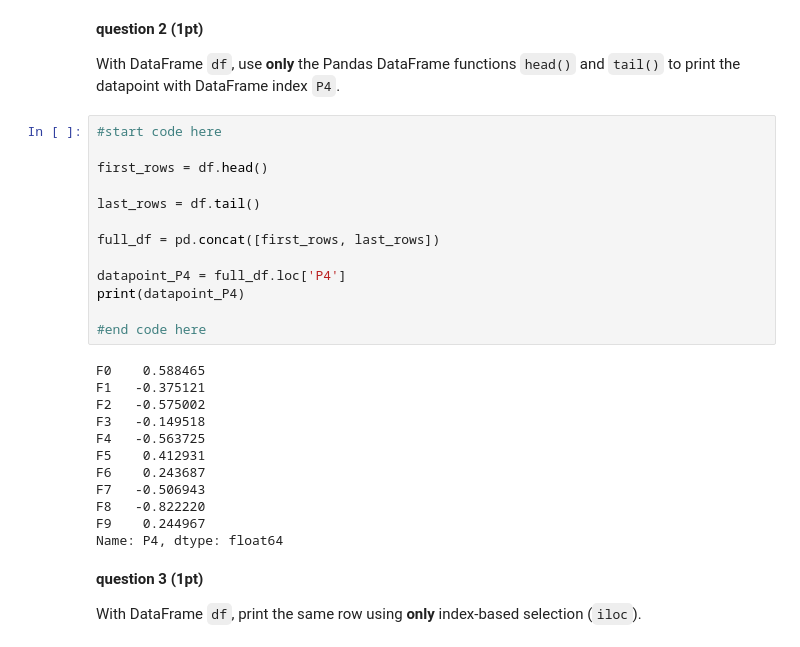
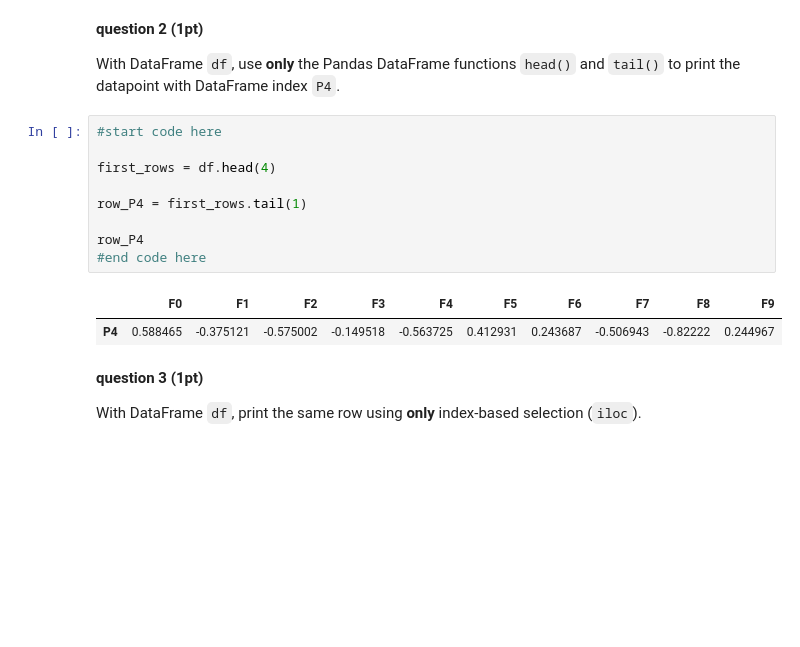
Before and after one commit to RaesCeline/test, a Jupyter notebook: exam_Python_2024.ipynb, the cells around one changed output. Drawn from its saved outputs; the diff is of its cells as text; blank space fills up the shorter version.

```diff
--- a/exam_Python_2024.ipynb
+++ b/exam_Python_2024.ipynb
@@ -82,28 +82,15 @@ With DataFrame `df`, use **only** the Pandas DataFrame functions `head()` and `t
 # %%
 #start code here
 
-first_rows = df.head()
+first_rows = df.head(4)
 
-last_rows = df.tail()
+row_P4 = first_rows.tail(1)
 
-full_df = pd.concat([first_rows, last_rows])
-
-datapoint_P4 = full_df.loc['P4']
-print(datapoint_P4)
-
+row_P4
 #end code here
 # %% [output]
-F0    0.588465
-F1   -0.375121
-F2   -0.575002
-F3   -0.149518
-F4   -0.563725
-F5    0.412931
-F6    0.243687
-F7   -0.506943
-F8   -0.822220
-F9    0.244967
-Name: P4, dtype: float64
+|  | F0 | F1 | F2 | F3 | F4 | F5 | F6 | F7 | F8 | F9 |
+| P4 | 0.588465 | -0.375121 | -0.575002 | -0.149518 | -0.563725 | 0.412931 | 0.243687 | -0.506943 | -0.82222 | 0.244967 |
 # %% [markdown]
 **question 3 (1pt)**
 
```
Also changed, not shown: parts of 3 cells of this notebook.
